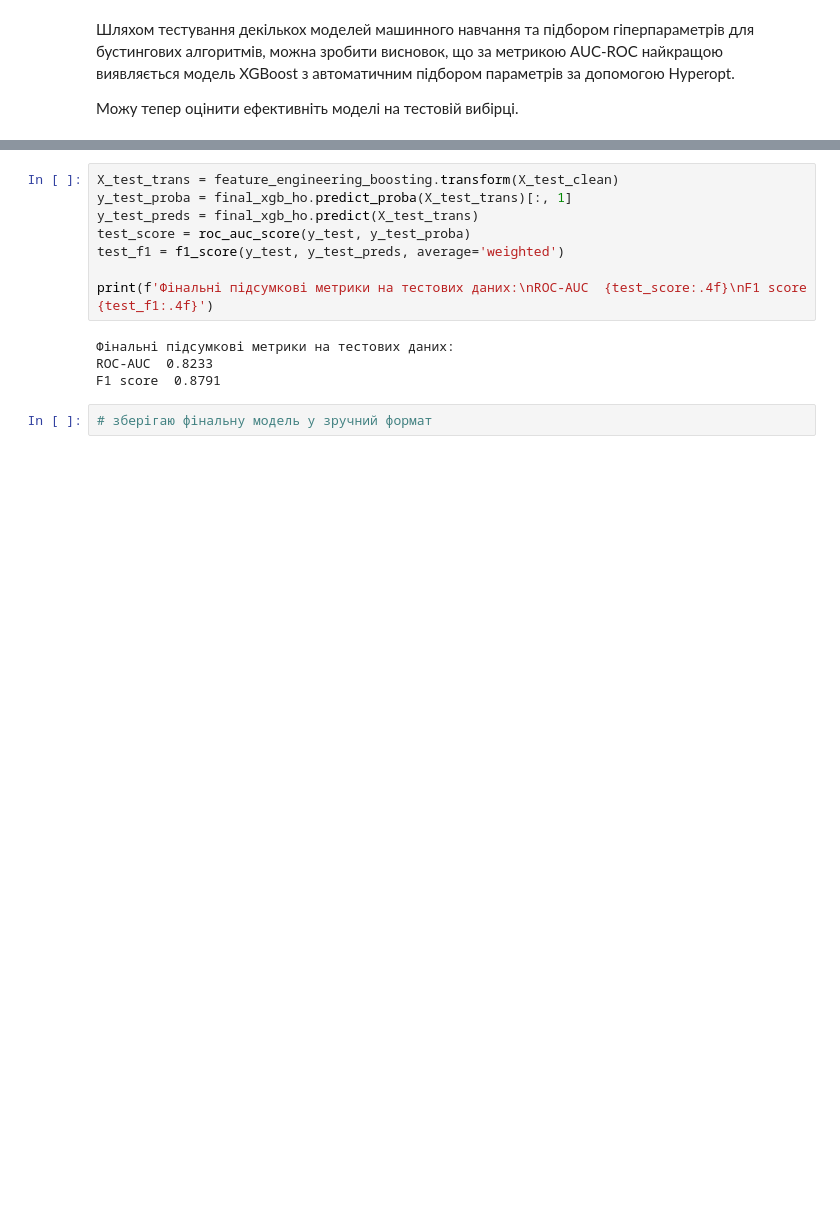
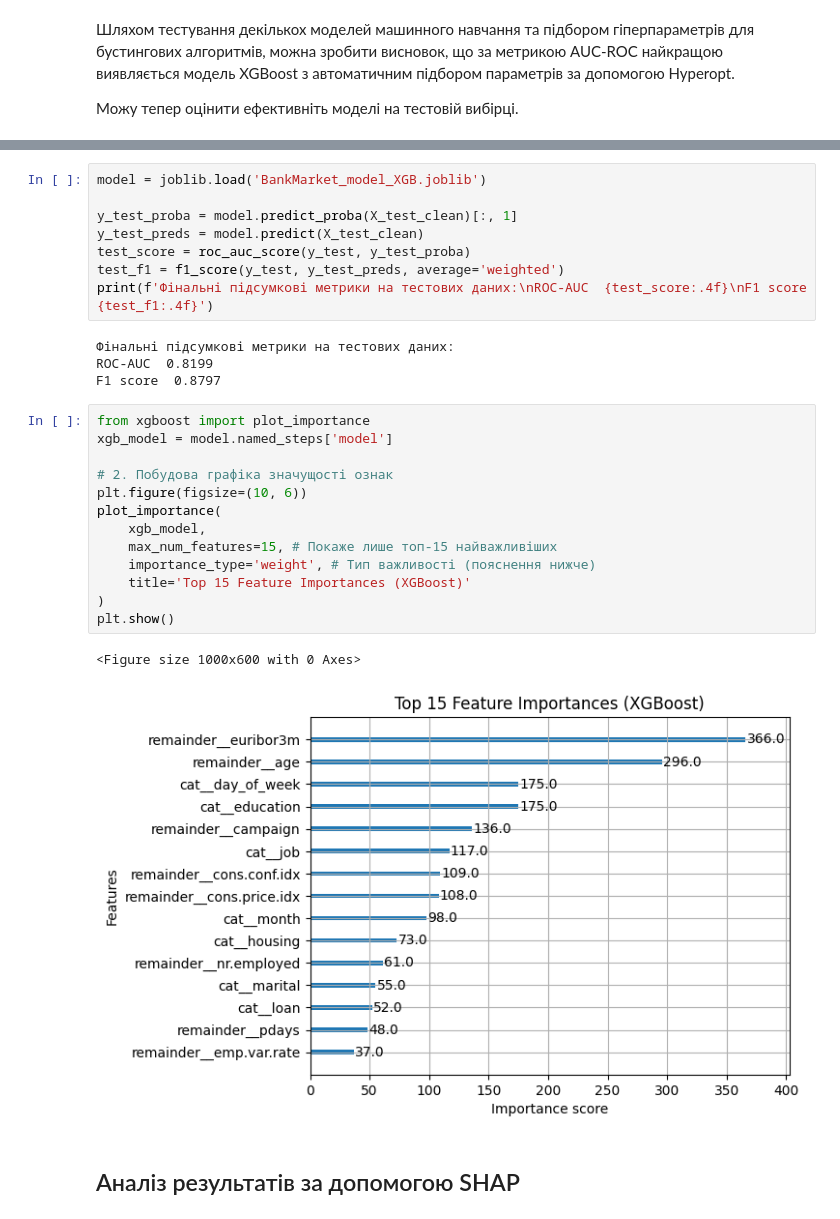
Before and after one commit to ikonieva/BankMarketingData_Classification_DS_Project, a Jupyter notebook: BankMarketingDataset_ML_pipline.ipynb, the cells around one changed output, grey strips where cells are left out. Saved outputs shown, nothing was run; the diff lists cells and outputs as text; blank space fills up the shorter version.

```diff
--- a/BankMarketingDataset_ML_pipline.ipynb
+++ b/BankMarketingDataset_ML_pipline.ipynb
@@ -677,14 +663,30 @@ AttributeError: 'float' object has no attribute 'items'
 # %%
-X_test_trans = feature_engineering_boosting.transform(X_test_clean)
-y_test_proba = final_xgb_ho.predict_proba(X_test_trans)[:, 1]
-y_test_preds = final_xgb_ho.predict(X_test_trans)
+model = joblib.load('BankMarket_model_XGB.joblib')
+
+y_test_proba = model.predict_proba(X_test_clean)[:, 1]
+y_test_preds = model.predict(X_test_clean)
 test_score = roc_auc_score(y_test, y_test_proba)
 test_f1 = f1_score(y_test, y_test_preds, average='weighted')
-
 print(f'Фінальні підсумкові метрики на тестових даних:\nROC-AUC  {test_score:.4f}\nF1 score  {test_f1:.4f}')
 # %% [output]
 Фінальні підсумкові метрики на тестових даних:
-ROC-AUC  0.8233
-F1 score  0.8791
+ROC-AUC  0.8199
+F1 score  0.8797
-# %%
-# зберігаю фінальну модель у зручний формат
+# %%
+from xgboost import plot_importance
+xgb_model = model.named_steps['model']
+
+# 2. Побудова графіка значущості ознак
+plt.figure(figsize=(10, 6))
+plot_importance(
+    xgb_model,
+    max_num_features=15, # Покаже лише топ-15 найважливіших
+    importance_type='weight', # Тип важливості (пояснення нижче)
+    title='Top 15 Feature Importances (XGBoost)'
+)
+plt.show()
+# %% [output]
+<Figure size 1000x600 with 0 Axes>
+[figure, added]
+# %% [markdown]
+## Аналіз результатів за допомогою SHAP
```
Also changed, not shown: parts of 14 cells of this notebook.
